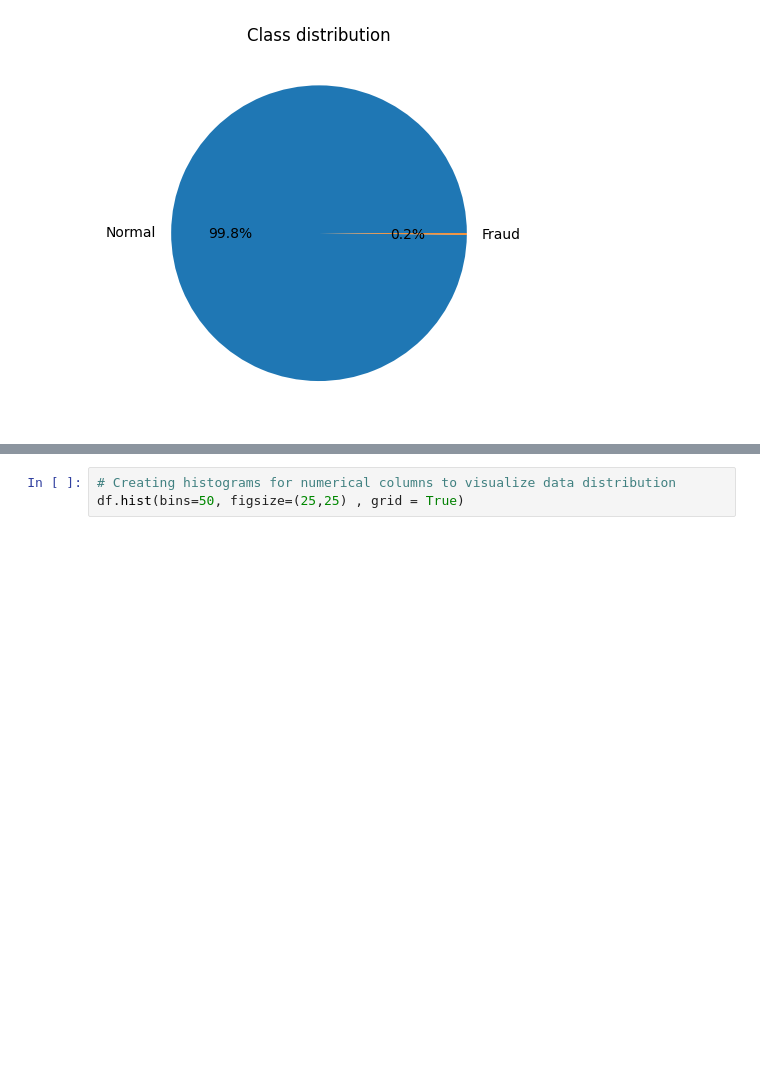
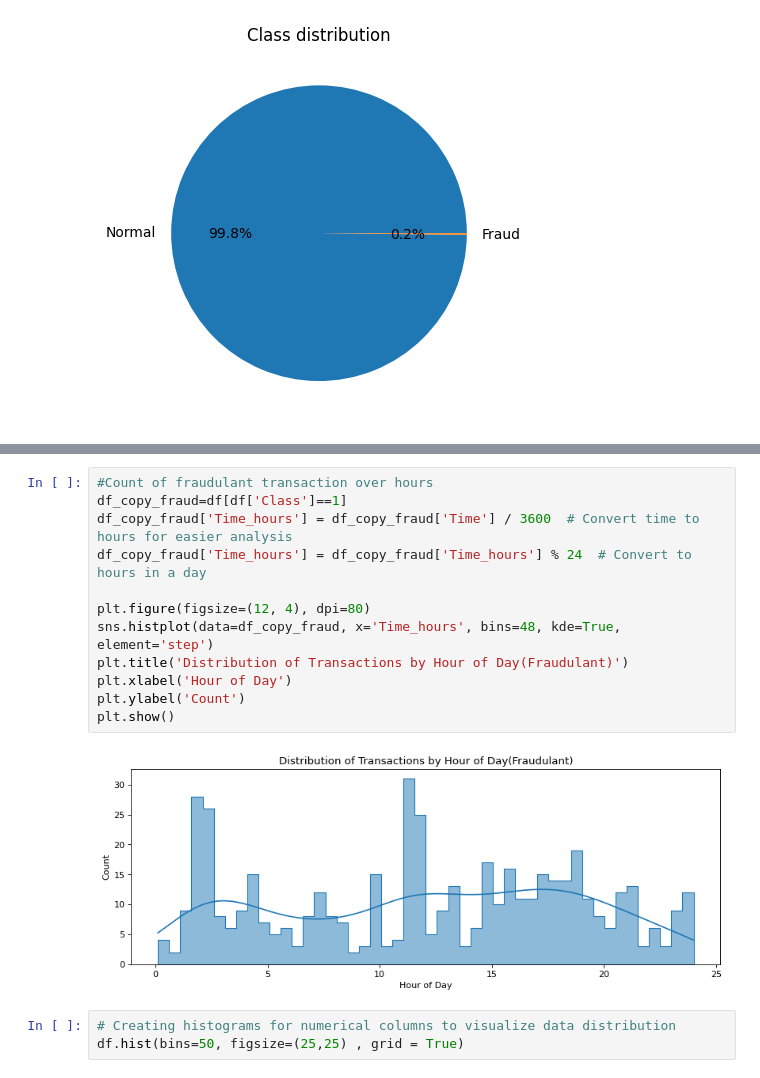
Before and after one commit to sweeksss/CreditCardFraudDetection, a Jupyter notebook: fraud_detection_model_isolationforest.ipynb, the cells around one changed output, grey strips where cells are left out. Drawn from its saved outputs; the diff is of its cells as text; blank space fills up the shorter version.

```diff
--- a/fraud_detection_model_isolationforest.ipynb
+++ b/fraud_detection_model_isolationforest.ipynb
@@ -108,3 +133,17 @@ Text(0.5, 1.0, 'Class distribution')
+# %%
+#Count of fraudulant transaction over hours
+df_copy_fraud=df[df['Class']==1]
+df_copy_fraud['Time_hours'] = df_copy_fraud['Time'] / 3600  # Convert time to hours for easier analysis
+df_copy_fraud['Time_hours'] = df_copy_fraud['Time_hours'] % 24  # Convert to hours in a day
+
+plt.figure(figsize=(12, 4), dpi=80)
+sns.histplot(data=df_copy_fraud, x='Time_hours', bins=48, kde=True, element='step')
+plt.title('Distribution of Transactions by Hour of Day(Fraudulant)')
+plt.xlabel('Hour of Day')
+plt.ylabel('Count')
+plt.show()
+# %% [output]
+[figure, added]
 # %%
 # Creating histograms for numerical columns to visualize data distribution
 df.hist(bins=50, figsize=(25,25) , grid = True)
```
Also changed, not shown: parts of 6 cells of this notebook.
